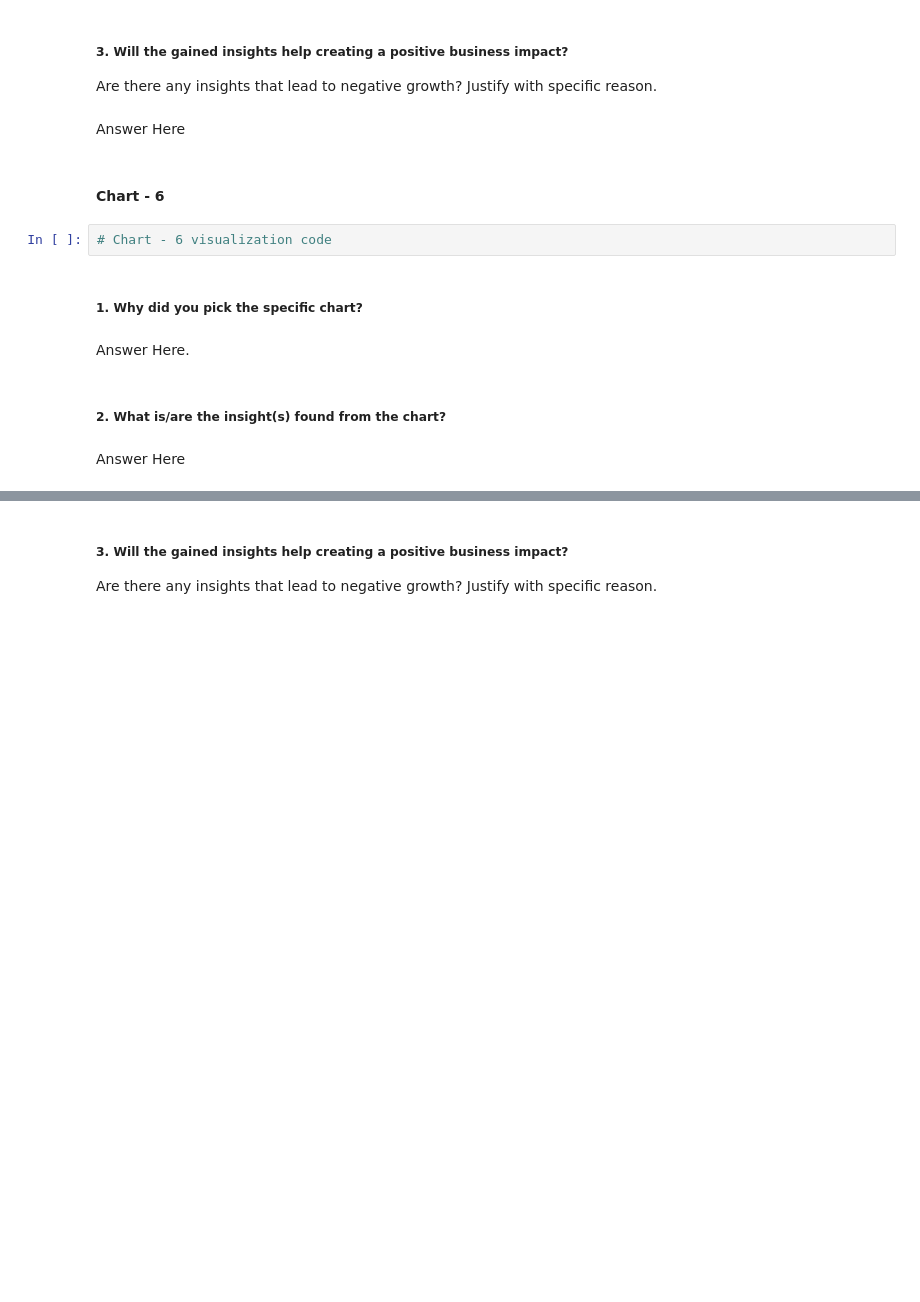
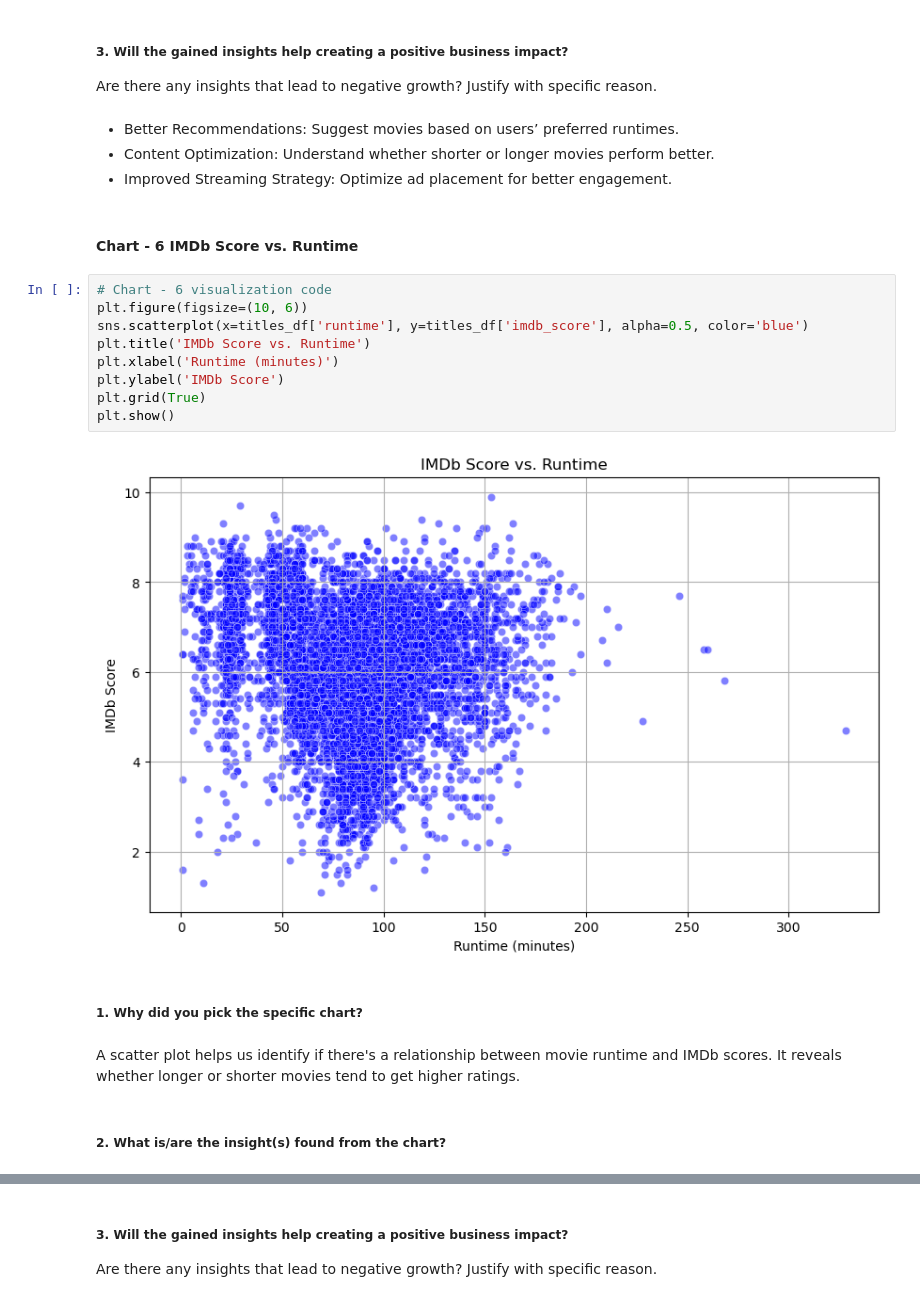
Before and after one commit to Shanmuganathan2004/Labmentix-Internship, a Jupyter notebook: WEEK-2/ML-week2-submission.ipynb, the cells around one changed output, grey strips where cells are left out. Drawn from its saved outputs; the diff is of its cells as text; blank space fills up the shorter version.

```diff
--- a/WEEK-2/ML-week2-submission.ipynb
+++ b/WEEK-2/ML-week2-submission.ipynb
@@ -549,17 +559,26 @@ Answer Here
 # %% [markdown]
 ##### 3. Will the gained insights help creating a positive business impact?
 Are there any insights that lead to negative growth? Justify with specific reason.
-# %% [markdown]
-Answer Here
+# %% [markdown]
+* Better Recommendations: Suggest movies based on users’ preferred runtimes.
+* Content Optimization: Understand whether shorter or longer movies perform better.
+* Improved Streaming Strategy: Optimize ad placement for better engagement.
 # %% [markdown]
-#### Chart - 6
+#### Chart - 6 IMDb Score vs. Runtime
-# %%
-# Chart - 6 visualization code
+# %%
+# Chart - 6 visualization code
+plt.figure(figsize=(10, 6))
+sns.scatterplot(x=titles_df['runtime'], y=titles_df['imdb_score'], alpha=0.5, color='blue')
+plt.title('IMDb Score vs. Runtime')
+plt.xlabel('Runtime (minutes)')
+plt.ylabel('IMDb Score')
+plt.grid(True)
+plt.show()
+# %% [output]
+[figure, added]
 # %% [markdown]
 ##### 1. Why did you pick the specific chart?
-# %% [markdown]
-Answer Here.
+# %% [markdown]
+A scatter plot helps us identify if there's a relationship between movie runtime and IMDb scores. It reveals whether longer or shorter movies tend to get higher ratings.
 # %% [markdown]
 ##### 2. What is/are the insight(s) found from the chart?
-# %% [markdown]
-Answer Here
```
Also changed, not shown: parts of 13 cells of this notebook.
